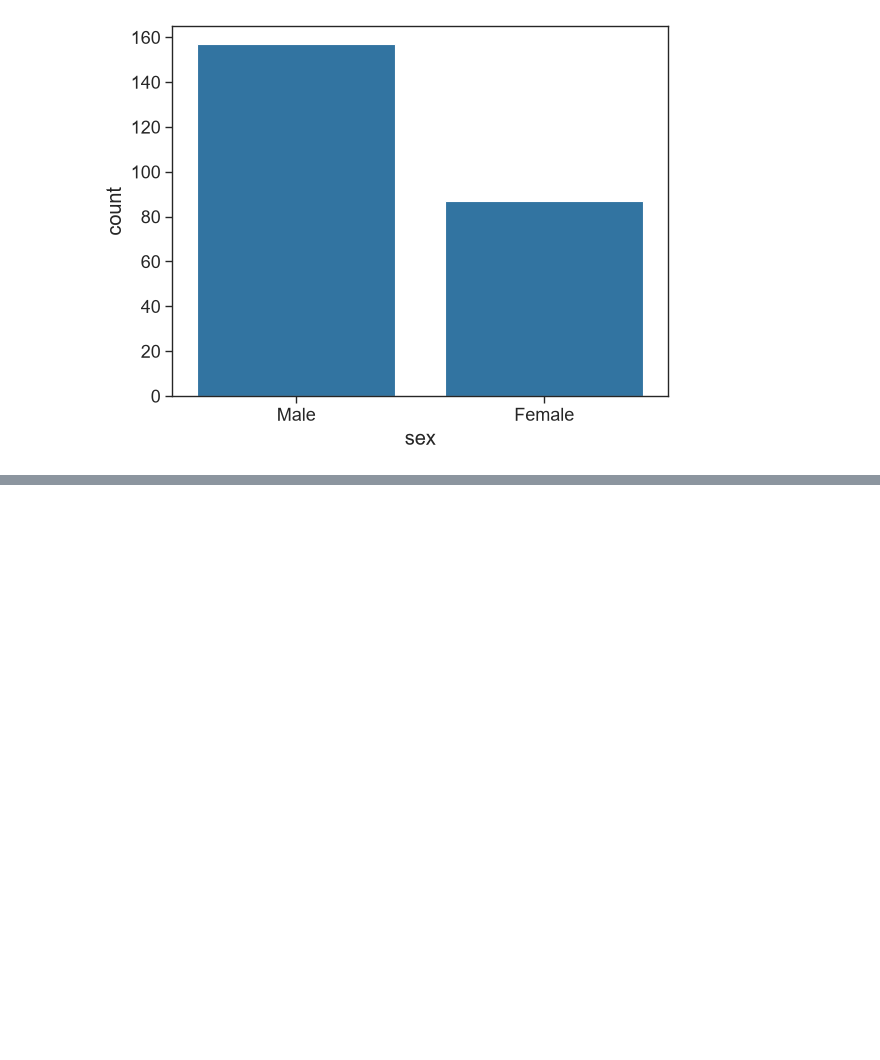
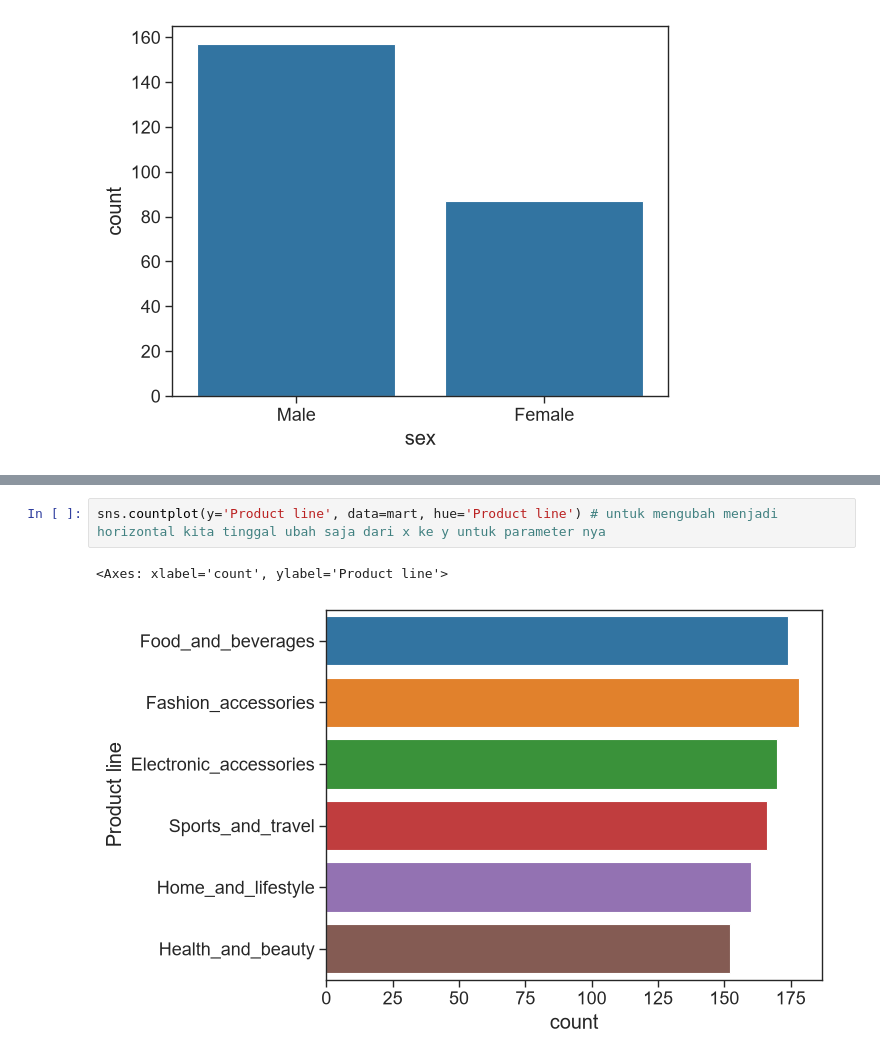
Before and after one commit to Haerulanwar05/Zero-To-ML-Engineer, a Jupyter notebook: Seaborn/seaborn_tutorial.ipynb, the cells around one changed output, grey strips where cells are left out. Saved outputs shown, nothing was run; the diff lists cells and outputs as text; blank space fills up the shorter version.

```diff
--- a/Seaborn/seaborn_tutorial.ipynb
+++ b/Seaborn/seaborn_tutorial.ipynb
@@ -110,0 +158,5 @@ sns.countplot(x='sex', data=tips_df)
+# %%
+sns.countplot(y='Product line', data=mart, hue='Product line') # untuk mengubah menjadi horizontal kita tinggal ubah saja dari x ke y untuk parameter nya
+# %% [output]
+<Axes: xlabel='count', ylabel='Product line'>
+[figure, added]
```
Also changed, not shown: parts of 19 cells of this notebook, 1 other file.
